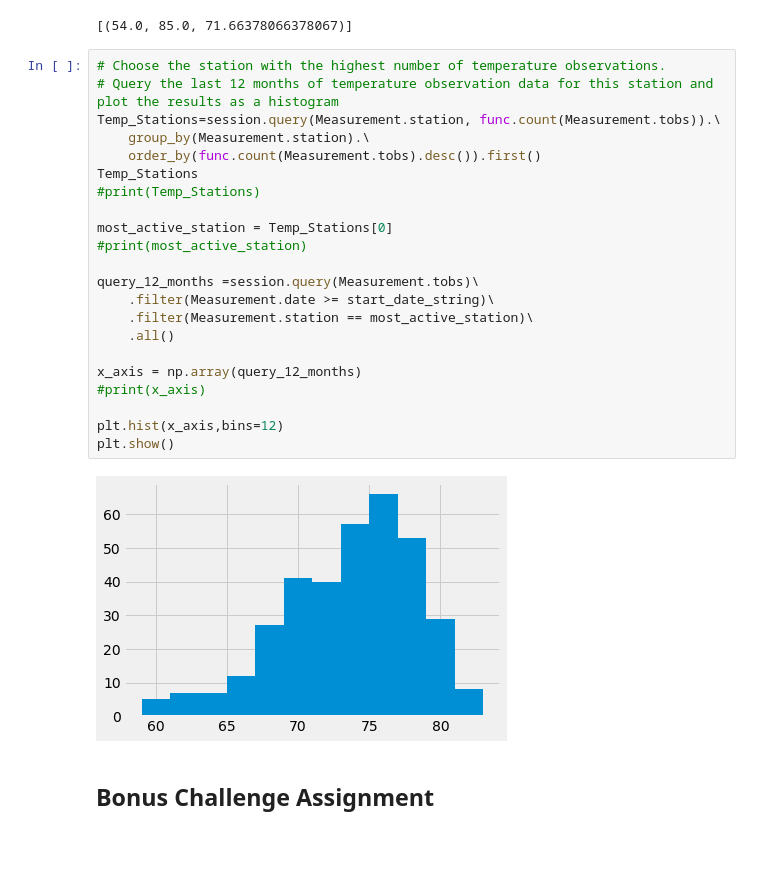
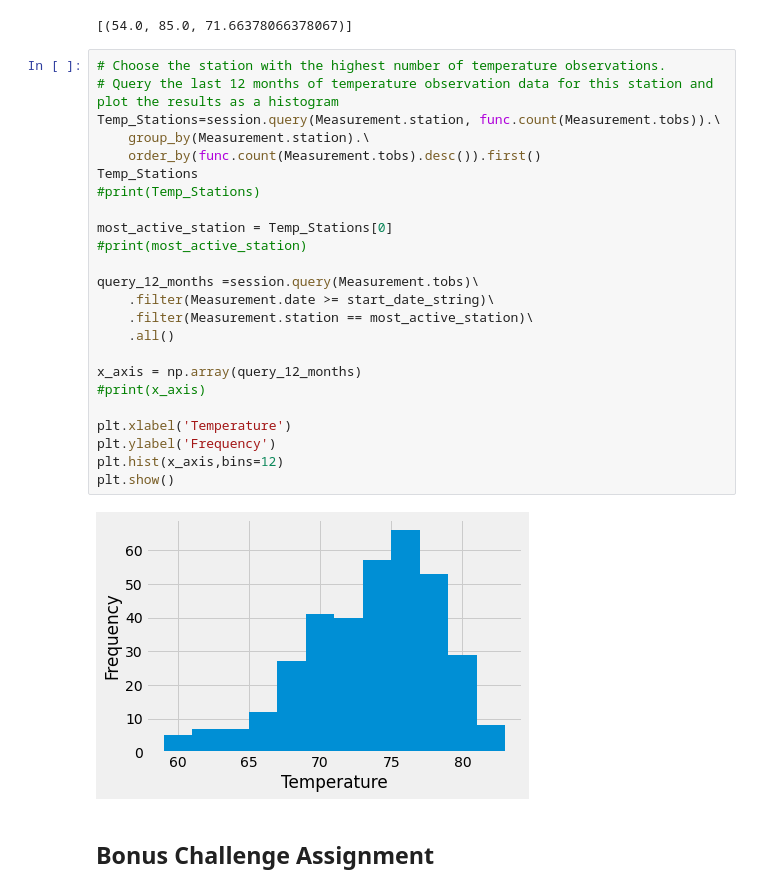
Before and after one commit to amitpatel02-atl/sqlalchemy-challenge, a Jupyter notebook: climate_starter.ipynb, the cells around one changed output. Cells and saved outputs as stored; diff of their text form; blank space fills up the shorter version.

```diff
--- a/climate_starter.ipynb
+++ b/climate_starter.ipynb
@@ -158,27 +158,29 @@ temperature_records
 # %%
 # Choose the station with the highest number of temperature observations.
 # Query the last 12 months of temperature observation data for this station and plot the results as a histogram
 Temp_Stations=session.query(Measurement.station, func.count(Measurement.tobs)).\
     group_by(Measurement.station).\
     order_by(func.count(Measurement.tobs).desc()).first()
 Temp_Stations
 #print(Temp_Stations)
 
 most_active_station = Temp_Stations[0]
 #print(most_active_station)
 
 query_12_months =session.query(Measurement.tobs)\
     .filter(Measurement.date >= start_date_string)\
     .filter(Measurement.station == most_active_station)\
     .all()
 
 x_axis = np.array(query_12_months)
 #print(x_axis)
 
+plt.xlabel('Temperature')
+plt.ylabel('Frequency')
 plt.hist(x_axis,bins=12)
 plt.show()
 # %% [output]
-[figure, old version]
+[figure, new version]
 # %% [markdown]
 ## Bonus Challenge Assignment
 # %%
```
